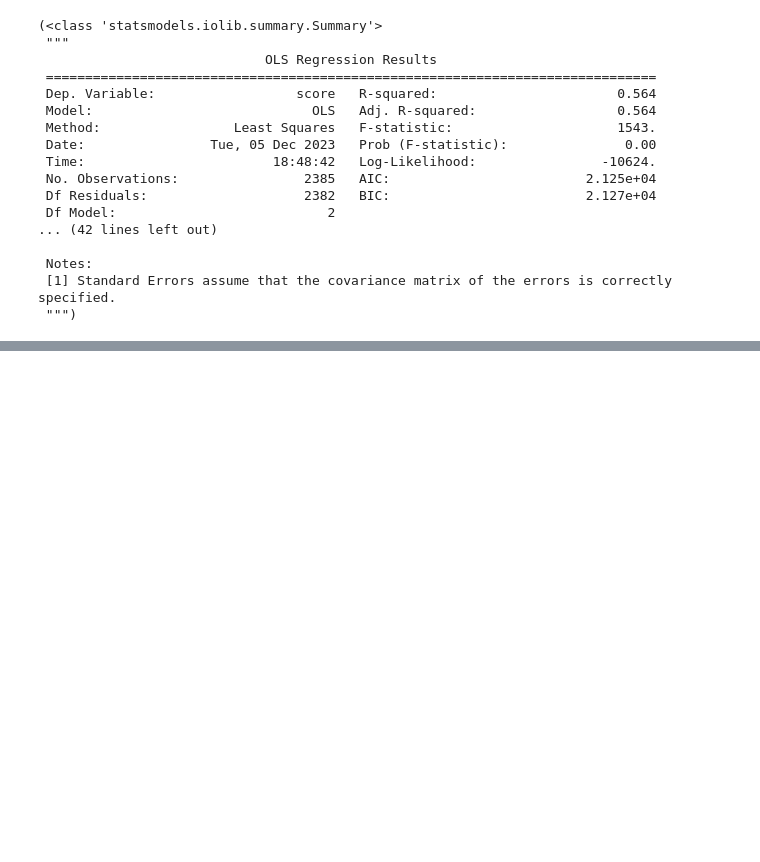
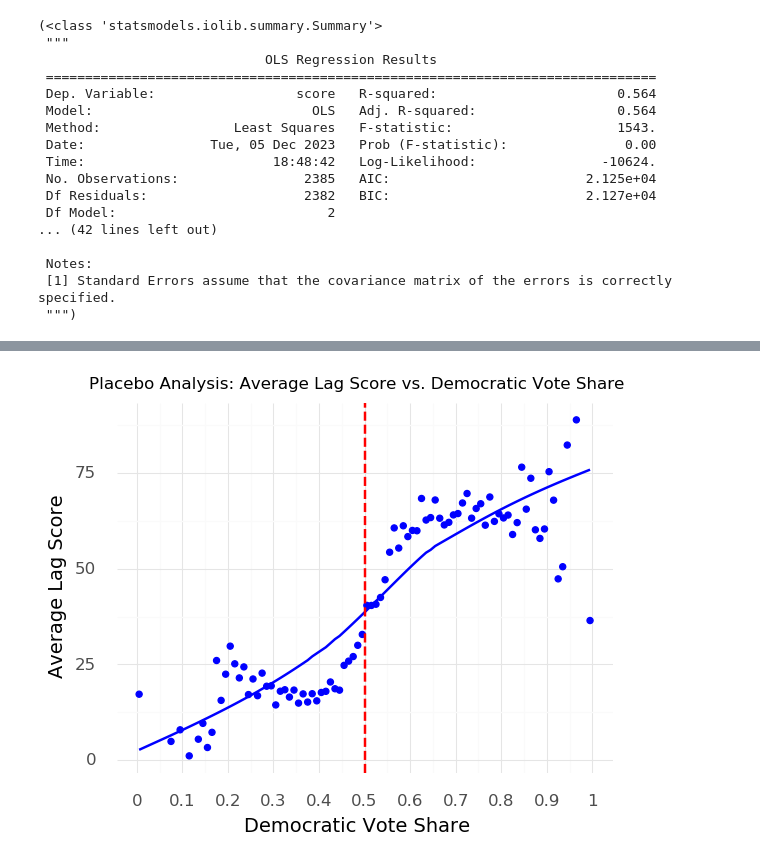
Before and after one commit to yidanzhao00/Regression-Discontinuity-Design-Application, a Jupyter notebook: ECON615_RDD.ipynb, the cells around one changed output, grey strips where cells are left out. Cells and saved outputs as stored; diff of their text form; code cells hidden in the pictures; blank space fills up the shorter version.

```diff
--- a/ECON615_RDD.ipynb
+++ b/ECON615_RDD.ipynb
@@ -166,0 +195,43 @@ linear_model_summary, quadratic_model_summary
+# %%
+# Create breaks (bins) for demvoteshare
+breaks = np.arange(np.floor(lmb_data['demvoteshare'].min()),
+                   np.ceil(lmb_data['demvoteshare'].max()) + 0.01,
+                   step=0.01)
+
+# Create a new column for binning
+lmb_data['bin'] = np.searchsorted(breaks, lmb_data['demvoteshare'], side='right')
+
+# Adjust bin numbers to ensure they are within the range of breaks
+lmb_data['bin'] = lmb_data['bin'].apply(lambda x: min(x, len(breaks) - 1))
+
+# Group by bin and calculate average lagscore
+average_data = lmb_data.groupby('bin').agg(avg_lagscore=pd.NamedAgg(column='lagscore', aggfunc='mean')).reset_index()
+
+# Calculate midpoints for each bin
+average_data['midpoint'] = (breaks[average_data['bin'] - 1] + breaks[average_data['bin']]) / 2
+
+# Filter out NaN midpoints
+average_data = average_data[~np.isnan(average_data['midpoint'])]
+# %%
+# Plotting
+plot4 = (p.ggplot(average_data, p.aes(x='midpoint', y='avg_lagscore')) +
+        p.geom_point(size=2, color="blue") +
+        p.geom_smooth(method="lowess", color="blue", size=1) +
+        p.geom_vline(xintercept=0.5, linetype="dashed", color="red", size=1) +
+        p.theme_minimal(base_size=14) +
+        p.labs(title="Placebo Analysis: Average Lag Score vs. Democratic Vote Share",
+               x="Democratic Vote Share", y="Average Lag Score") +
+        p.theme(plot_title=p.element_text(size=12),
+                axis_text_x=p.element_text(size=12),
+                axis_text_y=p.element_text(size=12),
+                legend_title=p.element_text(size=14),
+                legend_text=p.element_text(size=12)) +
+        p.scale_x_continuous(breaks=np.arange(np.floor(lmb_data['demvoteshare'].min()),
+                                              np.ceil(lmb_data['demvoteshare'].max()) + 0.1,
+                                              step=0.1)) +
+        p.scale_y_continuous(limits=(average_data['avg_lagscore'].min(),
+                                     average_data['avg_lagscore'].max())))
+
+print(plot4)
+# %% [output]
+[figure, added]
```
Also changed, not shown: parts of 9 cells of this notebook.
